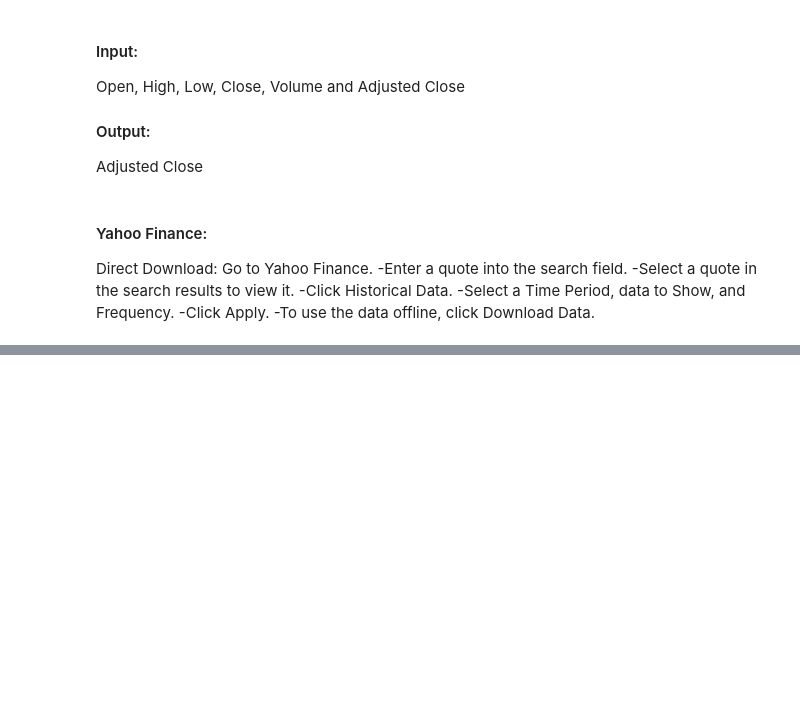
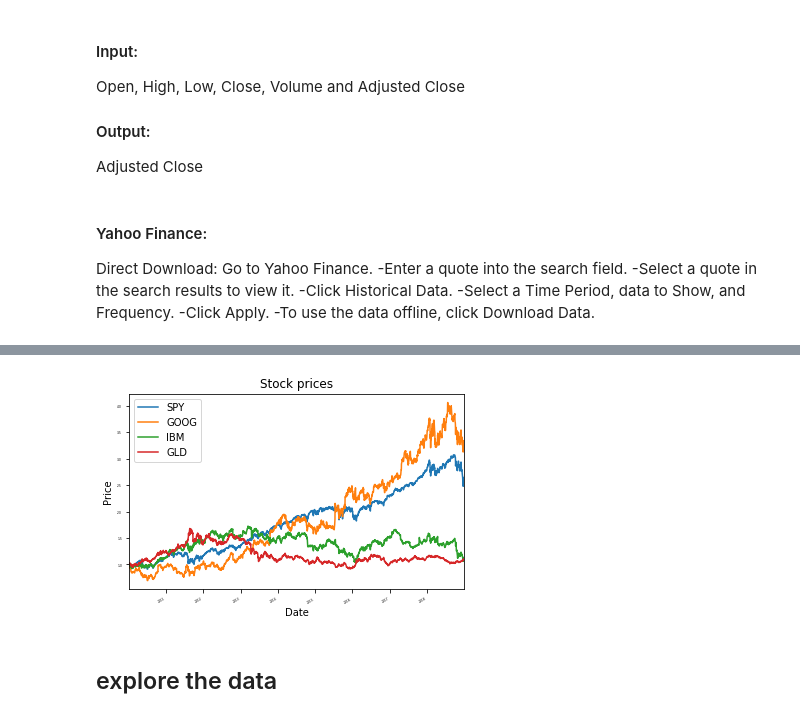
Before and after one commit to ShuangyuandData/StockPriceIndicator, a Jupyter notebook: StockPriceIndicatorP1.ipynb, the cells around one changed output, grey strips where cells are left out. Drawn from its saved outputs; the diff is of its cells as text; code cells hidden in the pictures; blank space fills up the shorter version.

```diff
--- a/StockPriceIndicatorP1.ipynb
+++ b/StockPriceIndicatorP1.ipynb
@@ -68,0 +104,6 @@ ModuleNotFoundError: No module named 'pandas_datareader'
+# %%
+def normalize_data(df):
+    """
+    Normalize stock prices using the first row of the dataframe
+    """
+    return df/df.iloc[0,:]
@@ -68,0 +119,7 @@ ModuleNotFoundError: No module named 'pandas_datareader'
+# %%
+df=normalize_data(df)
+plot_data(df)
+# %% [output]
+[figure, added]
+# %% [markdown]
+## explore the data
```
Also changed, not shown: parts of 19 cells of this notebook.
